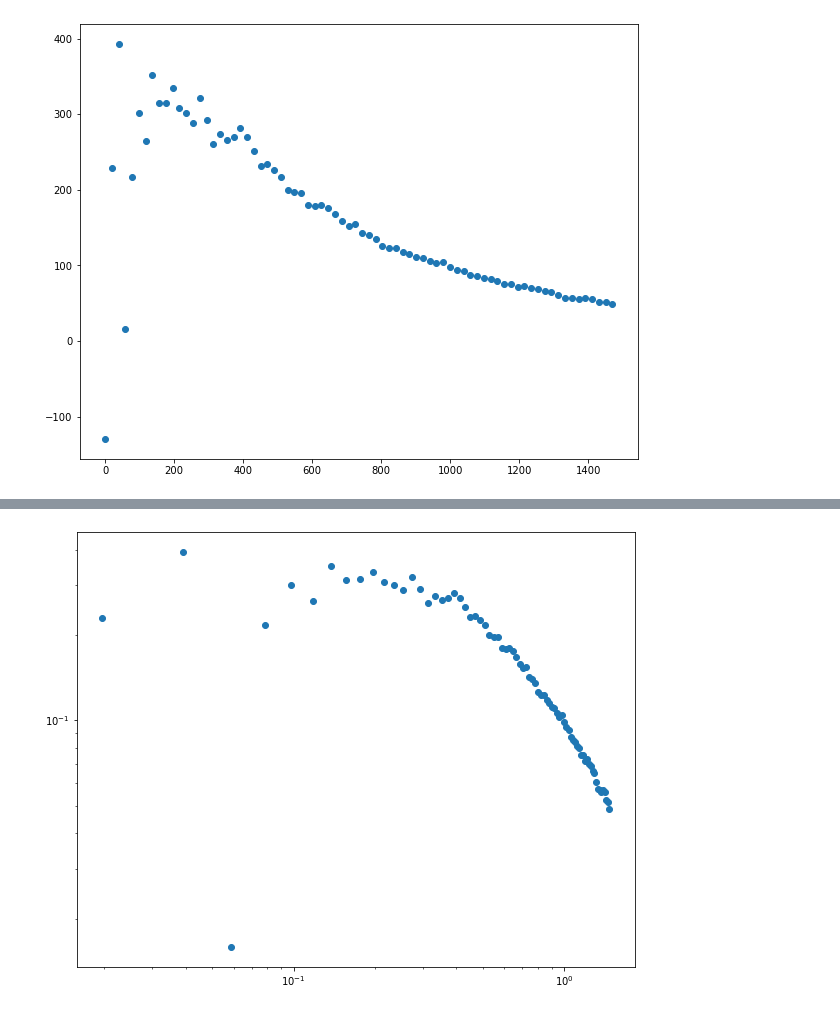
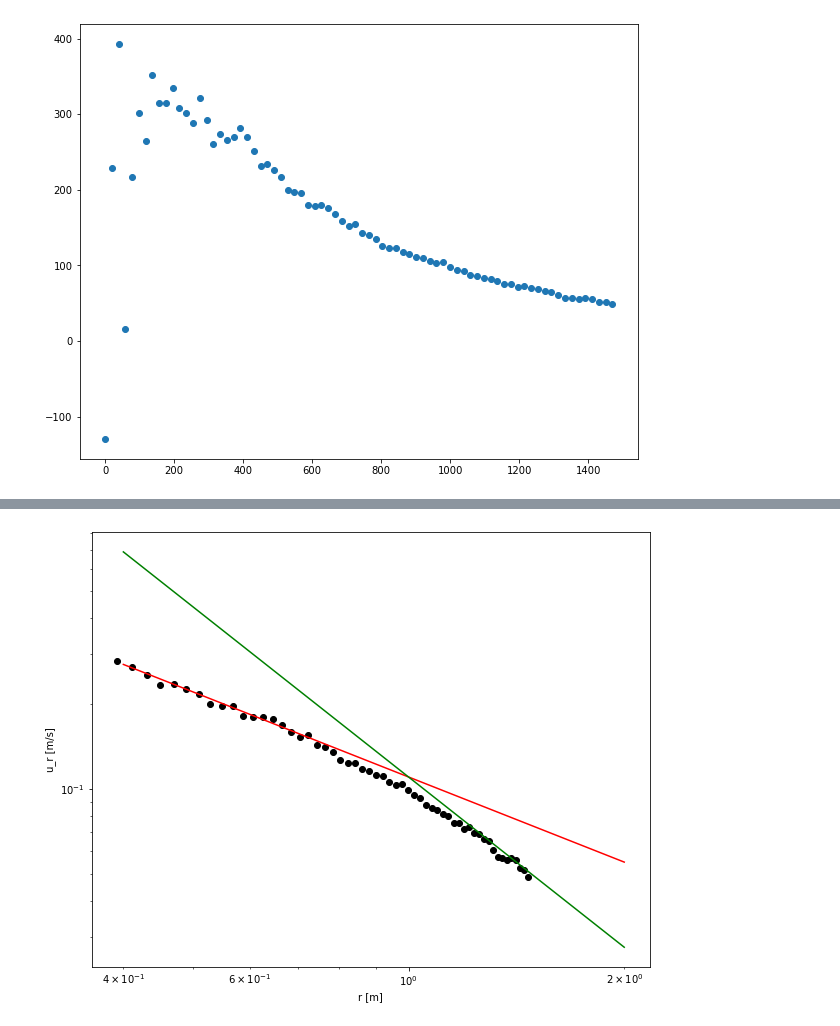
Before and after one commit to wakky927/master-pool, a Jupyter notebook: 20221027/loglog.ipynb, the cells around one changed output, grey strips where cells are left out. Drawn from its saved outputs; the diff is of its cells as text; code cells hidden in the pictures.

```diff
--- a/20221027/loglog.ipynb
+++ b/20221027/loglog.ipynb
@@ -92,8 +135,12 @@ plt.show()
 # %%
 fig, ax = plt.subplots(figsize=(10, 8))
 ax.set_xscale("log")
 ax.set_yscale("log")
-ax.scatter(res[0][:-25, 0]*px2mm/10/1e3, res[0][:-25, 1]*px2mm*fps/1e3)
+plt.xlabel("r [m]")
+plt.ylabel("u_r [m/s]")
+ax.scatter(res[0][20:-25, 0]*px2mm/10/1e3, res[0][20:-25, 1]*px2mm*fps/1e3, c='k')
+ax.plot(np.linspace(0.4, 2, 100), 1 / np.linspace(0.4, 2, 100) * 0.11, c='r')
+ax.plot(np.linspace(0.4, 2, 100), 1 / np.linspace(0.4, 2, 100)**2 * 0.11, c='g')
 plt.show()
 # %% [output]
-[figure, old version]
+[figure, new version]
```
Also changed, not shown: parts of 6 cells of this notebook, 3 other files.
